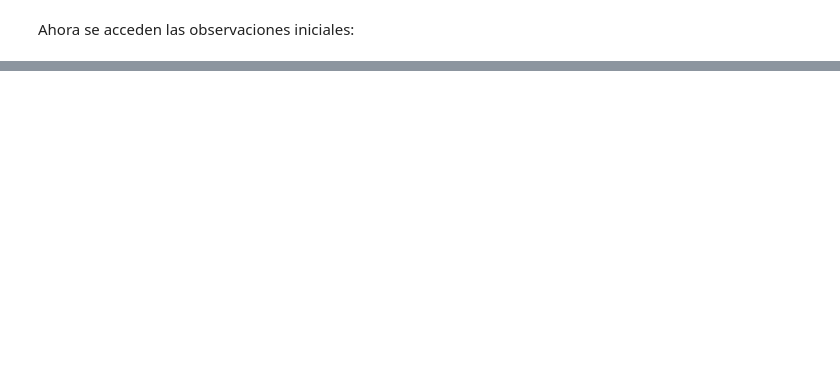
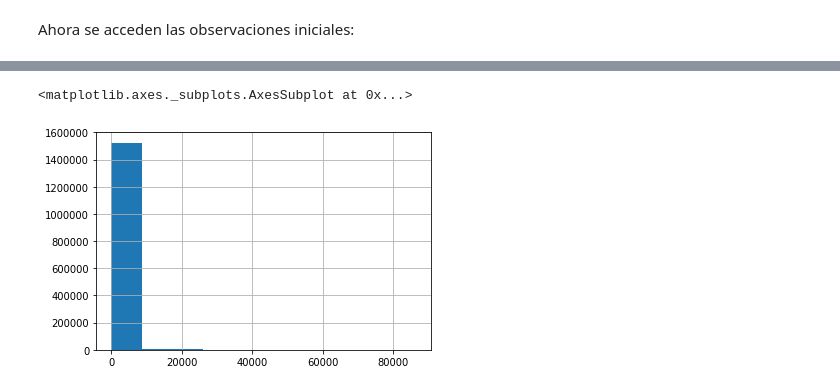
Before and after one commit to EjHelo/bootcamp_proyect, a Jupyter notebook: Proyecto Bootcamp Ford GoBike.ipynb, the cells around one changed output, grey strips where cells are left out. Saved outputs shown, nothing was run; the diff lists cells and outputs as text; code cells hidden in the pictures; blank space fills up the shorter version.

```diff
--- a/Proyecto Bootcamp Ford GoBike.ipynb
+++ b/Proyecto Bootcamp Ford GoBike.ipynb
@@ -22,0 +118,5 @@ df.head()
+# %%
+df['duration_sec'].hist()
+# %% [output]
+<matplotlib.axes._subplots.AxesSubplot at 0x...>
+[figure, added]
```
Also changed, not shown: parts of 31 cells of this notebook.
